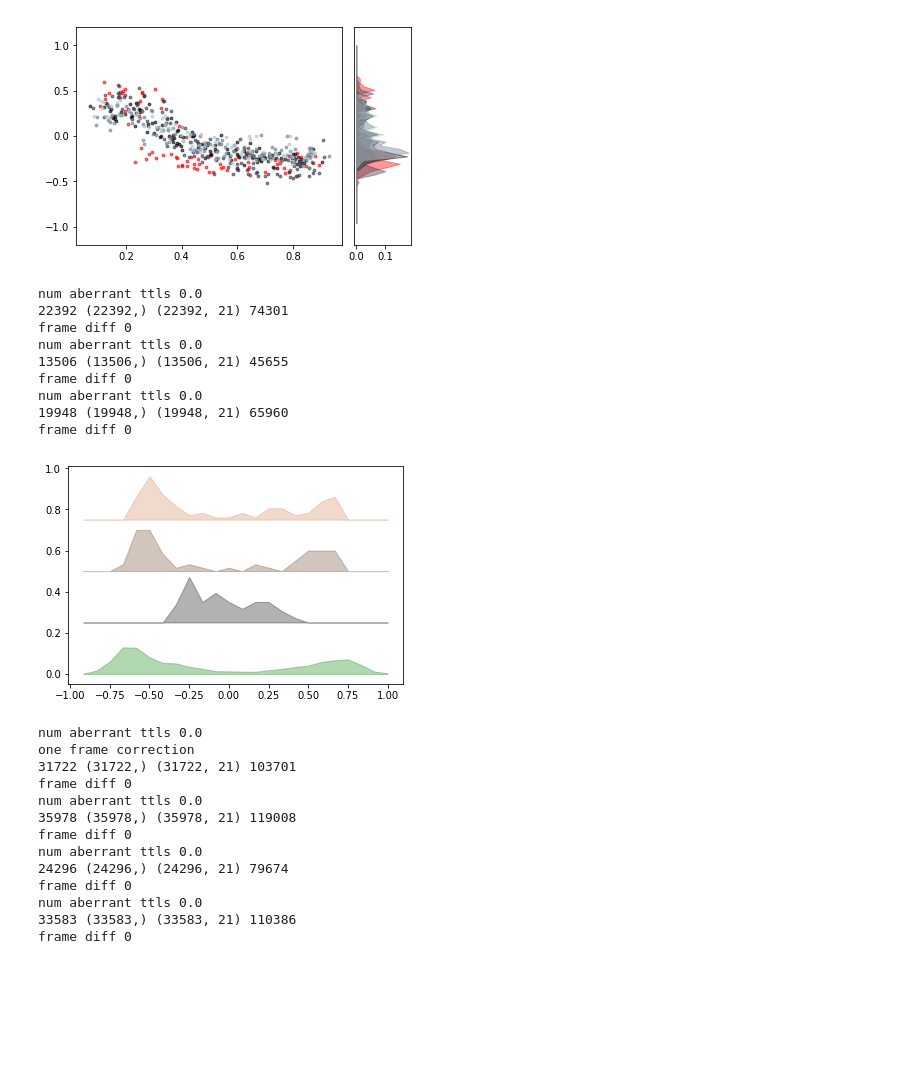
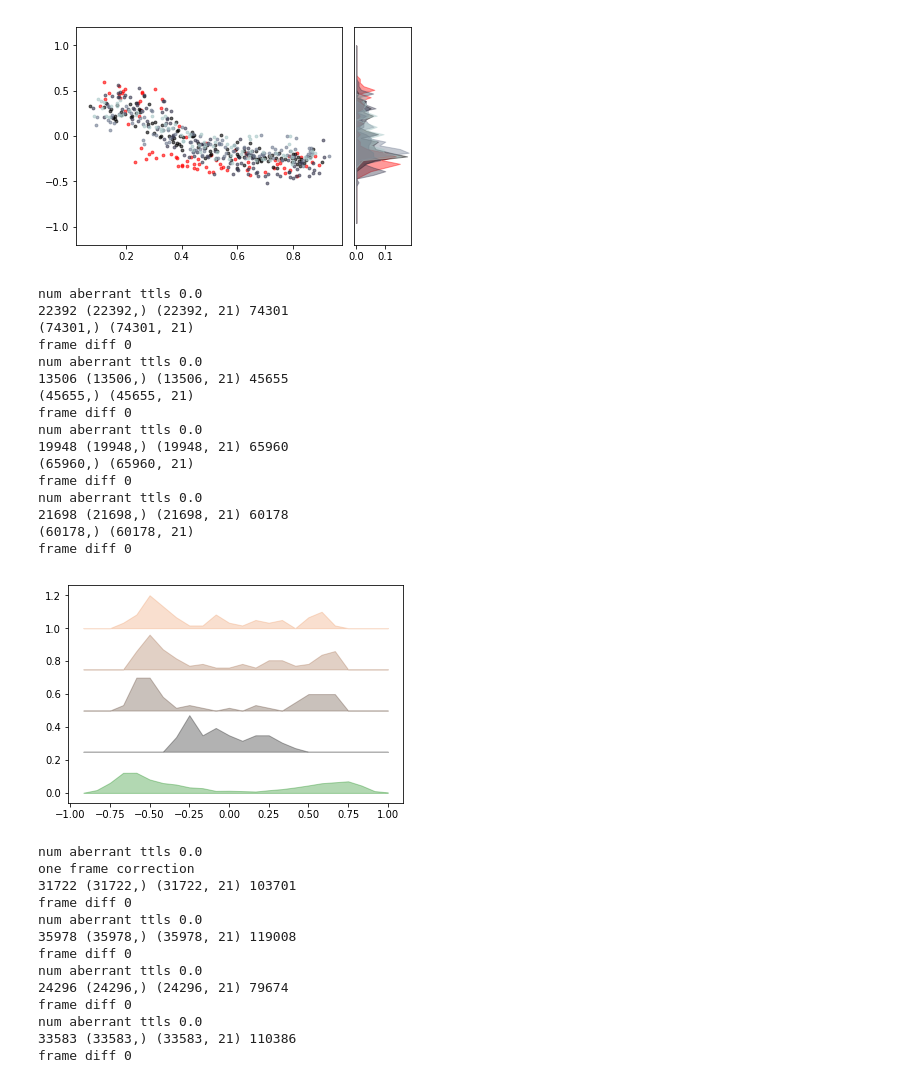
Before and after one commit to GiocomoLab/MightyMorphingPhotonRangers, a Jupyter notebook: SimMats/LogAngleRatioPlots.ipynb, the cells around one changed output. Drawn from its saved outputs; the diff is of its cells as text; code cells hidden in the pictures; blank space fills up the shorter version.

```diff
--- a/SimMats/LogAngleRatioPlots.ipynb
+++ b/SimMats/LogAngleRatioPlots.ipynb
@@ -153,7 +158,7 @@ def LAR_list_maker(mlist,firstSess = None,max_pos=450.):
             S1[mouse].append(s1)
     return LAR, EM,S0,S1
 # %%
-LAR_rare,EM_rare,S0_rare,S1_rare = LAR_list_maker(morph_rare)
+LAR_rare,EM_rare,S0_rare,S1_rare = LAR_list_maker(morph_rare,firstSess=[5,5,5,3])
 # %% [output]
 session ind 5
 num aberrant ttls 0.0
@@ -400,5 +419,5 @@ print(1-U/mega_lar_rare.shape[0]/mega_lar_fam.shape[0])
 # %%
-basedir = "G:\\My Drive\\manuscripts\\MightyMorphinPhotonRangers\\Figures"
+basedir = "G:\\My Drive\\manuscripts\\MightyMorphinPhotonRangers_Manuscript\\Figures"
 # %% [markdown]
 # LAR over sessions within mouse
 # %%
@@ -422,7 +441,7 @@ def _plot_LAR_session(lar,em,color='red',ymin=-1.2,ymax=1.2,f=None,gs=None,ax_sc
     return {'f':f,'ax_scat':ax_scat,'gs':gs,'ax_hist':ax_hist}
 # %%
 
-mouse = '4139265.4'
+mouse = '4222168.1'
 df_mouse = df[df['MouseName'].str.match(mouse)]
 df_mouse
 # %% [output]
@@ -441,5 +457,5 @@ df_mouse
 # %%
-sess = df_mouse.iloc[2]
+sess = df_mouse.iloc[0]
 _lar,_em,sim0,sim1 = sess_lar(sess,max_pos=450.)
 # %% [output]
 num aberrant ttls 0.0
@@ -527,30 +544,37 @@ fig_d['f'].savefig(os.path.join(basedir,"%s_sess_lsr.pdf" % mouse), format = 'pd
 # %%
 f,ax = plt.subplots()
 bins = np.linspace(-1,1,num=25)
 rare_hist,edges = np.histogram(mega_lar_rare,bins)
 
 ax.fill_between(edges[1:],rare_hist/rare_hist.sum(),alpha=.3,color='green')
 
-N =3
+N =4
 for i,mouse in enumerate(morph_rare):
     df_mouse = df[df['MouseName'].str.match(mouse)]
     sess = df_mouse.iloc[2]
     _lar,_em,sim0,sim1 = sess_lar(sess,max_pos=450.)
     _hist,edges = np.histogram(_lar,bins)
     ax.fill_between(edges[1:],_hist/_hist.sum() + (i+1)/4,y2=(i+1)/4,alpha=.3,color=plt.cm.copper(np.float(i/N)))
 
 f.savefig(os.path.join(basedir,"sess3_v_latecomparison_rare.pdf"), format = 'pdf')
 # %% [output]
 num aberrant ttls 0.0
 22392 (22392,) (22392, 21) 74301
+(74301,) (74301, 21)
 frame diff 0
 num aberrant ttls 0.0
 13506 (13506,) (13506, 21) 45655
+(45655,) (45655, 21)
 frame diff 0
 num aberrant ttls 0.0
 19948 (19948,) (19948, 21) 65960
+(65960,) (65960, 21)
 frame diff 0
+num aberrant ttls 0.0
+21698 (21698,) (21698, 21) 60178
+(60178,) (60178, 21)
+frame diff 0
-[figure, old version]
+[figure, new version]
 # %%
 f,ax = plt.subplots()
 bins = np.linspace(-1,1,num=25)
```
Also changed, not shown: parts of 31 cells of this notebook, 7 other files.
